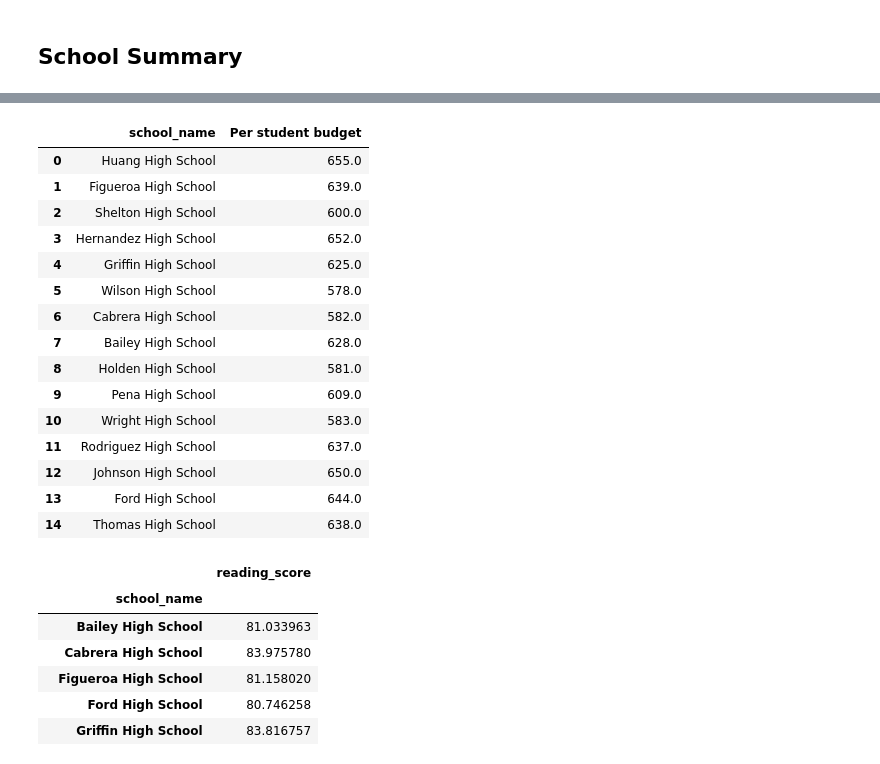
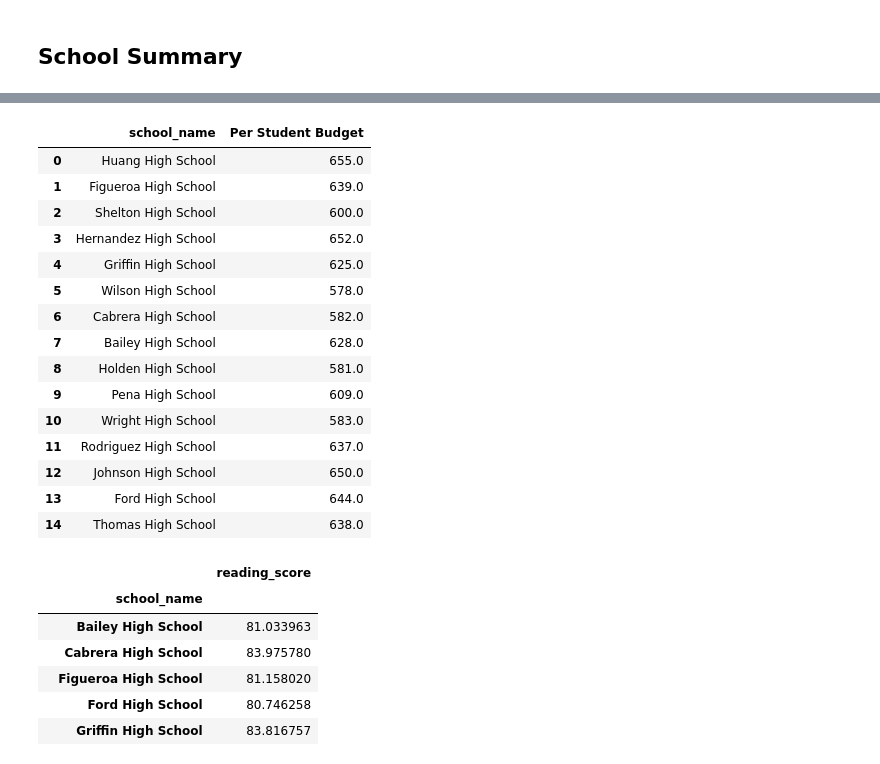
Before and after one commit to wemlaztdj/pandas-challenge, a Jupyter notebook: PyCitySchools/PyCitySchools_starter.ipynb, the cells around one changed output, grey strips where cells are left out. Drawn from its saved outputs; the diff is of its cells as text; code cells hidden in the pictures.

```diff
--- a/PyCitySchools/PyCitySchools_starter.ipynb
+++ b/PyCitySchools/PyCitySchools_starter.ipynb
@@ -151,11 +137,11 @@ per_school_counts
 # %%
 # Calculate the total school budget and per capita spending per school
 per_school_budget = school_data[['school_name','budget']]
-school_data['Per student budget']= school_data['budget']/ school_data['size']
-per_school_capita =school_data[['school_name','Per student budget']]
+school_data['Per Student Budget']= school_data['budget']/ school_data['size']
+per_school_capita =school_data[['school_name','Per Student Budget']]
 per_school_capita
 # %% [output]
-|  | school_name | Per student budget |
+|  | school_name | Per Student Budget |
 | 0 | Huang High School | 655.0 |
 | 1 | Figueroa High School | 639.0 |
 | 2 | Shelton High School | 600.0 |
```
Also changed, not shown: parts of 6 cells of this notebook.
